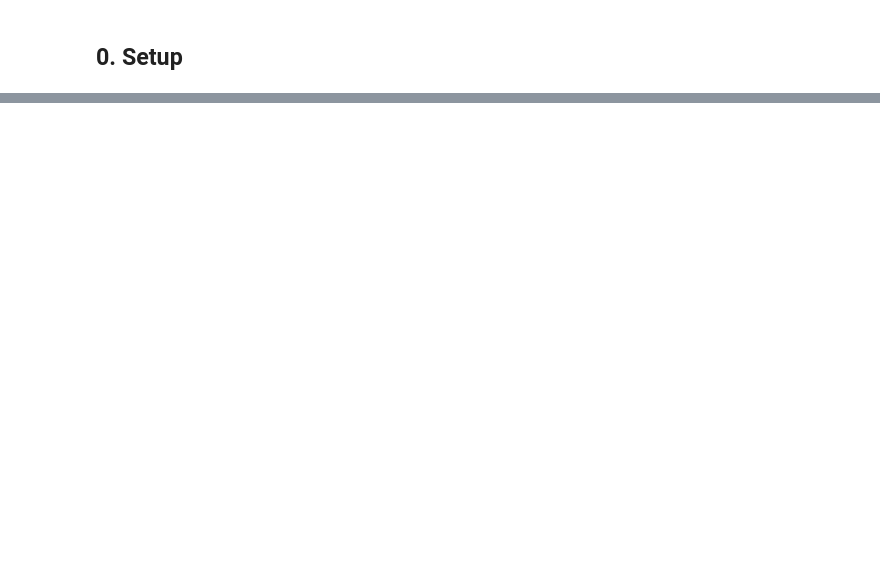
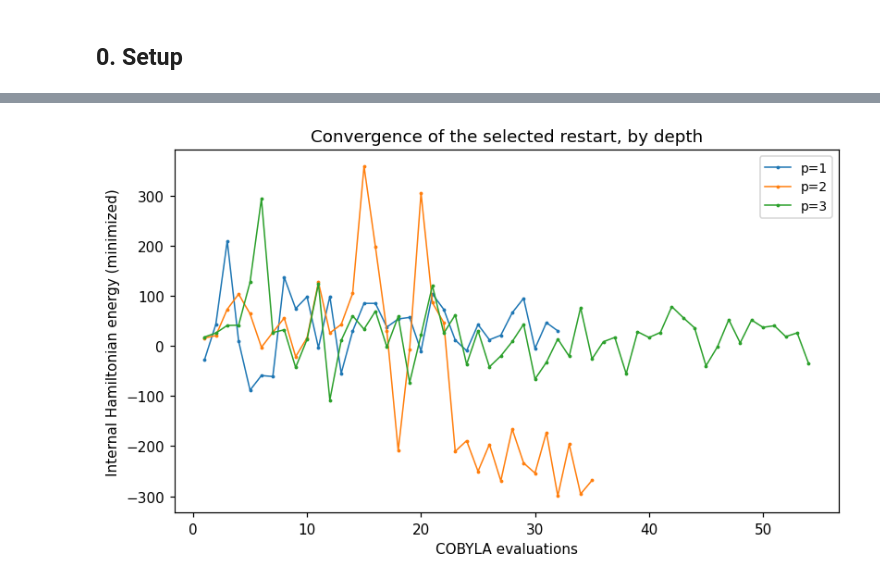
Before and after one commit to DevCisco/QuantumForecast, a Jupyter notebook: quantum_sensor_placement.ipynb, the cells around one changed output, grey strips where cells are left out. Saved outputs shown, nothing was run; the diff lists cells and outputs as text; code cells hidden in the pictures; blank space fills up the shorter version.

```diff
--- a/quantum_sensor_placement.ipynb
+++ b/quantum_sensor_placement.ipynb
@@ -464,0 +668,12 @@ evitare scope creep):
+# %%
+fig, ax = plt.subplots(figsize=(7.5, 4.5))
+for reps, history in qaoa_histories.items():
+    if history:
+        evals, vals = zip(*history)
+        ax.plot(evals, vals, marker='.', markersize=3, linewidth=1, label=f'p={reps}')
+ax.set_xlabel('COBYLA evaluations'); ax.set_ylabel('Internal Hamiltonian energy (minimized)')
+ax.set_title('Convergence of the selected restart, by depth')
+ax.legend(fontsize=9)
+plt.tight_layout(); plt.show()
+# %% [output]
+[figure, added]
```
Also changed, not shown: parts of 112 cells of this notebook, 1 other file.
